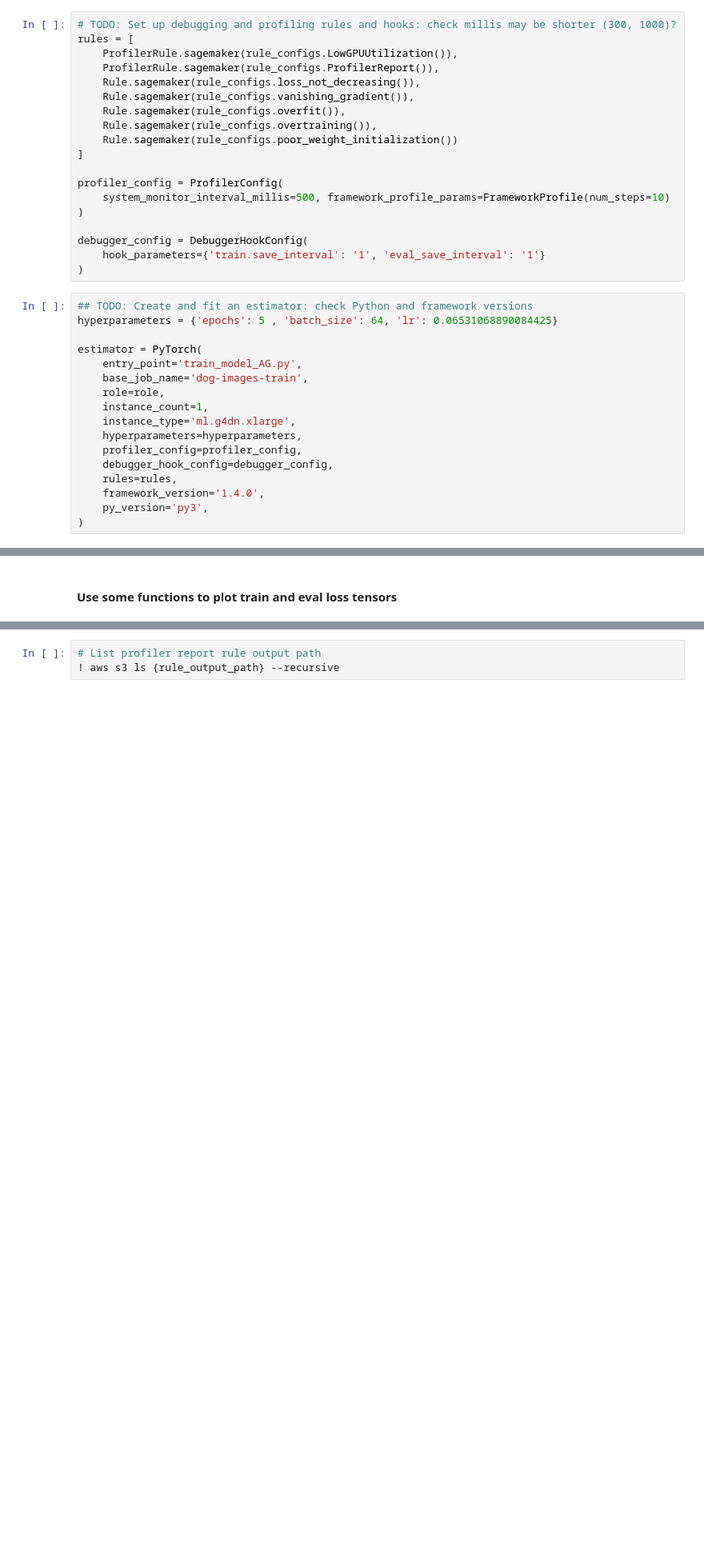
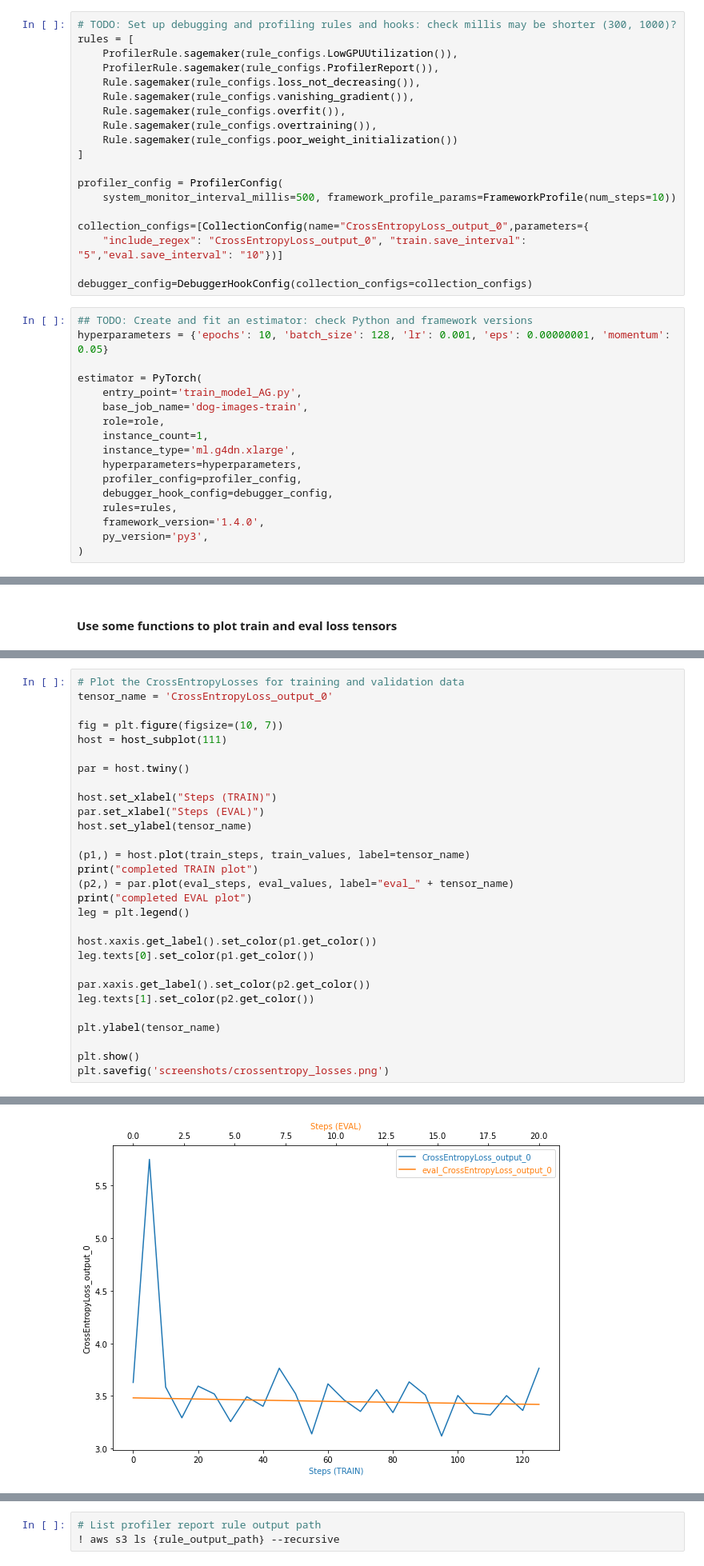
Before and after one commit to Gerban/AWS-Image-Classification-with-SageMaker, a Jupyter notebook: train_and_deploy_AG.ipynb, the cells around one changed output, grey strips where cells are left out. Shown at 80% size. Drawn from its saved outputs; the diff is of its cells as text; blank space fills up the shorter version.

```diff
--- a/train_and_deploy_AG.ipynb
+++ b/train_and_deploy_AG.ipynb
@@ -232,15 +204,15 @@ rules = [
 ]
 
 profiler_config = ProfilerConfig(
-    system_monitor_interval_millis=500, framework_profile_params=FrameworkProfile(num_steps=10)
-)
+    system_monitor_interval_millis=500, framework_profile_params=FrameworkProfile(num_steps=10))
 
-debugger_config = DebuggerHookConfig(
-    hook_parameters={'train.save_interval': '1', 'eval_save_interval': '1'}
-)
+collection_configs=[CollectionConfig(name="CrossEntropyLoss_output_0",parameters={
+    "include_regex": "CrossEntropyLoss_output_0", "train.save_interval": "5","eval.save_interval": "10"})]
+
+debugger_config=DebuggerHookConfig(collection_configs=collection_configs)
 # %%
 ## TODO: Create and fit an estimator: check Python and framework versions
-hyperparameters = {'epochs': 5 , 'batch_size': 64, 'lr': 0.06531068890084425}
+hyperparameters = {'epochs': 10, 'batch_size': 128, 'lr': 0.001, 'eps': 0.00000001, 'momentum': 0.05}
 
 estimator = PyTorch(
     entry_point='train_model_AG.py',
@@ -365,0 +325,30 @@ plt.show()
+# %%
+# Plot the CrossEntropyLosses for training and validation data
+tensor_name = 'CrossEntropyLoss_output_0'
+
+fig = plt.figure(figsize=(10, 7))
+host = host_subplot(111)
+
+par = host.twiny()
+
+host.set_xlabel("Steps (TRAIN)")
+par.set_xlabel("Steps (EVAL)")
+host.set_ylabel(tensor_name)
+
+(p1,) = host.plot(train_steps, train_values, label=tensor_name)
+print("completed TRAIN plot")
+(p2,) = par.plot(eval_steps, eval_values, label="eval_" + tensor_name)
+print("completed EVAL plot")
+leg = plt.legend()
+
+host.xaxis.get_label().set_color(p1.get_color())
+leg.texts[0].set_color(p1.get_color())
+
+par.xaxis.get_label().set_color(p2.get_color())
+leg.texts[1].set_color(p2.get_color())
+
+plt.ylabel(tensor_name)
+
+plt.show()
+plt.savefig('screenshots/crossentropy_losses.png')
+# %% [output]
@@ -365,0 +357 @@ plt.show()
+[figure, added]
```
Also changed, not shown: parts of 45 cells of this notebook, 5 other files.
